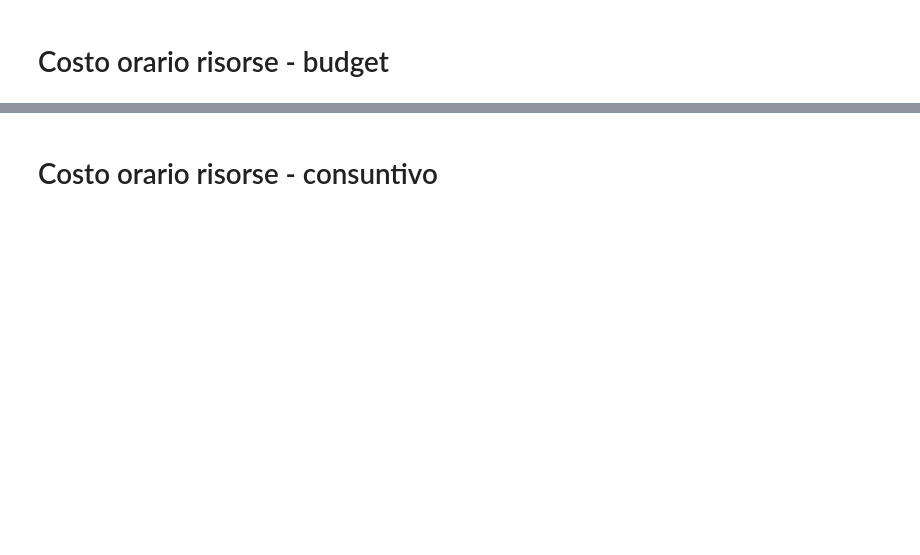
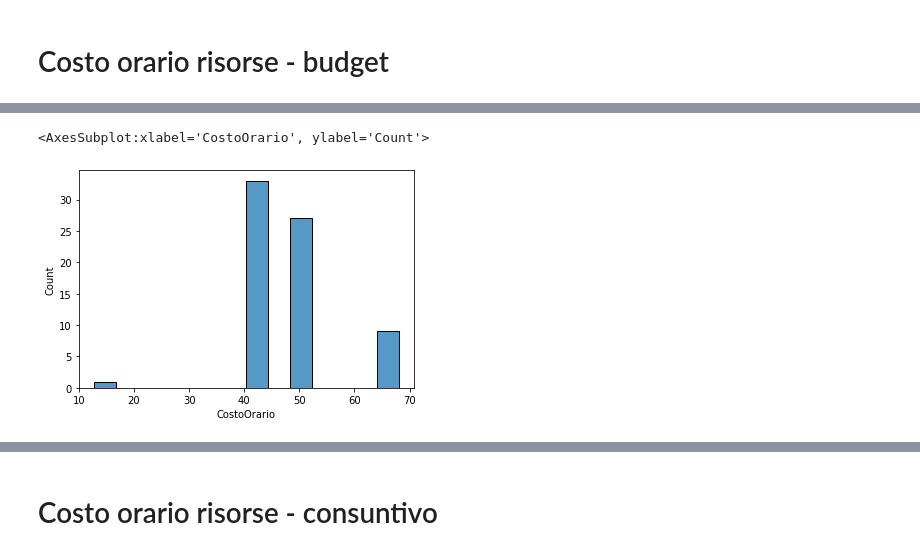
Before and after one commit to VinciGit00/SCGProject, a Jupyter notebook: Datasets/FixDatas.ipynb, the cells around one changed output, grey strips where cells are left out. Cells and saved outputs as stored; diff of their text form; code cells hidden in the pictures; blank space fills up the shorter version.

```diff
--- a/Datasets/FixDatas.ipynb
+++ b/Datasets/FixDatas.ipynb
@@ -127,2 +132,8 @@ dfCostoOrario.to_csv('dfCostoOrario.csv')
 
 [70 rows x 3 columns]
+# %%
+#Istogramma del costo orario
+sns.histplot(dfCostoOrario.CostoOrario)
+# %% [output]
+<AxesSubplot:xlabel='CostoOrario', ylabel='Count'>
+[figure, added]
```
Also changed, not shown: parts of 18 cells of this notebook, 12 other files.
